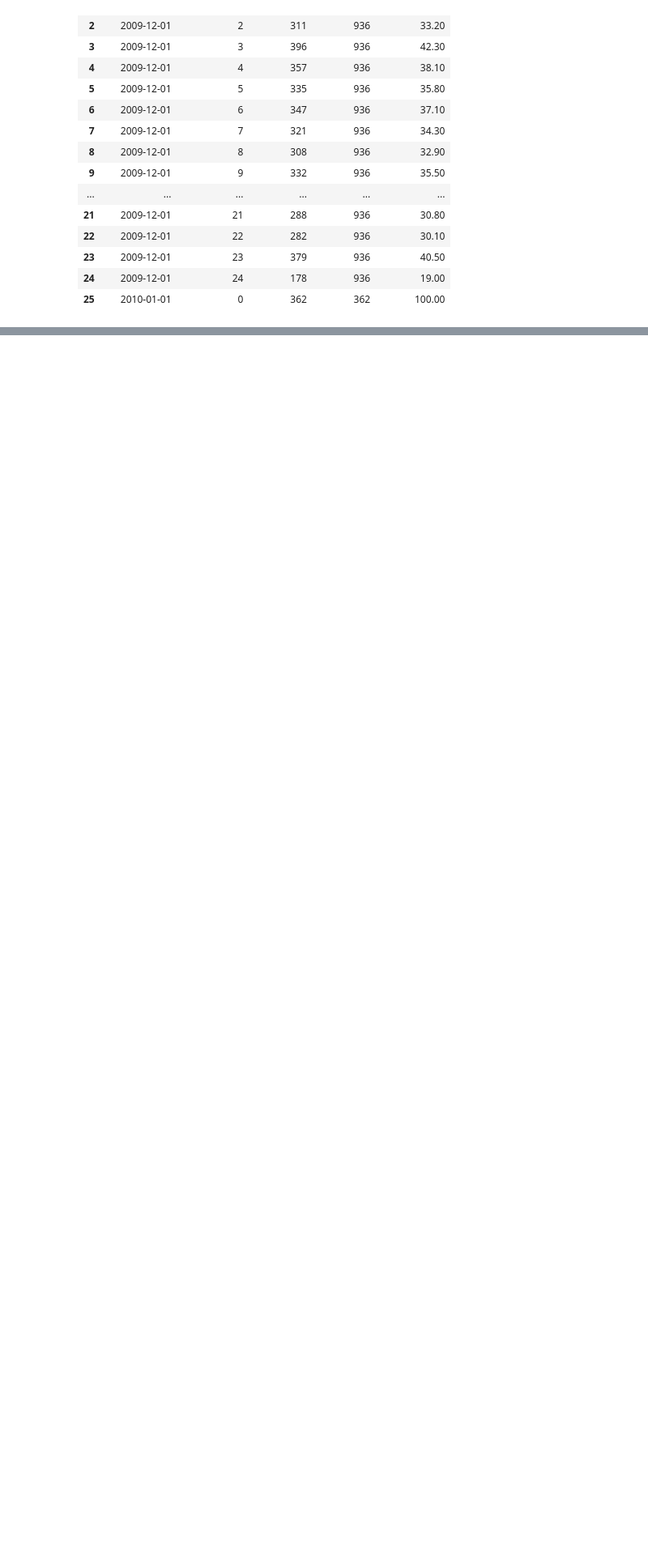
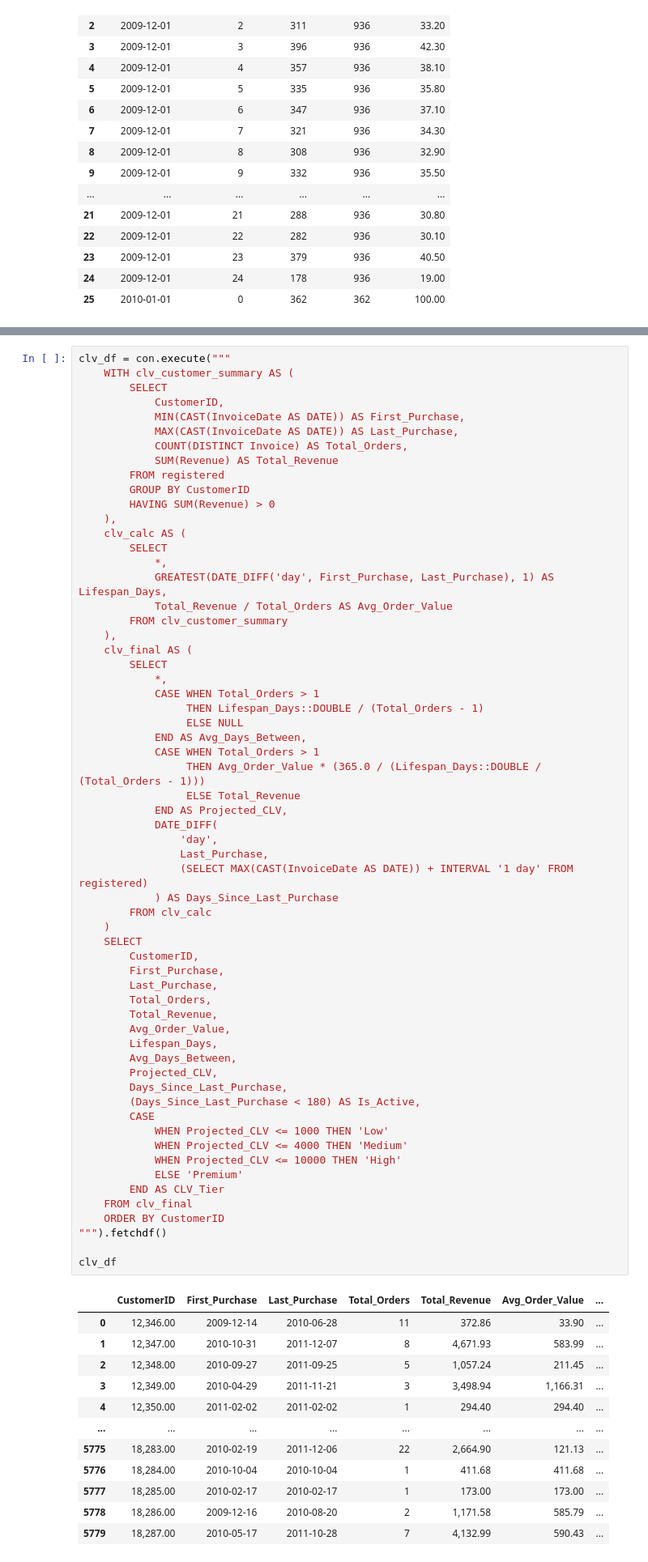
Before and after one commit to Hahm7/online_retail_analysis, a Jupyter notebook: notebooks/analysis.ipynb, the cells around one changed output, grey strips where cells are left out. Shown at 81% size. Drawn from its saved outputs; the diff is of its cells as text; blank space fills up the shorter version.

```diff
--- a/notebooks/analysis.ipynb
+++ b/notebooks/analysis.ipynb
@@ -675,0 +751,74 @@ con.execute("""
+# %%
+clv_df = con.execute("""
+    WITH clv_customer_summary AS (
+        SELECT
+            CustomerID,
+            MIN(CAST(InvoiceDate AS DATE)) AS First_Purchase,
+            MAX(CAST(InvoiceDate AS DATE)) AS Last_Purchase,
+            COUNT(DISTINCT Invoice) AS Total_Orders,
+            SUM(Revenue) AS Total_Revenue
+        FROM registered
+        GROUP BY CustomerID
+        HAVING SUM(Revenue) > 0
+    ),
+    clv_calc AS (
+        SELECT
+            *,
+            GREATEST(DATE_DIFF('day', First_Purchase, Last_Purchase), 1) AS Lifespan_Days,
+            Total_Revenue / Total_Orders AS Avg_Order_Value
+        FROM clv_customer_summary
+    ),
+    clv_final AS (
+        SELECT
+            *,
+            CASE WHEN Total_Orders > 1
+                 THEN Lifespan_Days::DOUBLE / (Total_Orders - 1)
+                 ELSE NULL
+            END AS Avg_Days_Between,
+            CASE WHEN Total_Orders > 1
+                 THEN Avg_Order_Value * (365.0 / (Lifespan_Days::DOUBLE / (Total_Orders - 1)))
+                 ELSE Total_Revenue
+            END AS Projected_CLV,
+            DATE_DIFF(
+                'day',
+                Last_Purchase,
+                (SELECT MAX(CAST(InvoiceDate AS DATE)) + INTERVAL '1 day' FROM registered)
+            ) AS Days_Since_Last_Purchase
+        FROM clv_calc
+    )
+    SELECT
+        CustomerID,
+        First_Purchase,
+        Last_Purchase,
+        Total_Orders,
+        Total_Revenue,
+        Avg_Order_Value,
+        Lifespan_Days,
+        Avg_Days_Between,
+        Projected_CLV,
+        Days_Since_Last_Purchase,
+        (Days_Since_Last_Purchase < 180) AS Is_Active,
+        CASE
+            WHEN Projected_CLV <= 1000 THEN 'Low'
+            WHEN Projected_CLV <= 4000 THEN 'Medium'
+            WHEN Projected_CLV <= 10000 THEN 'High'
+            ELSE 'Premium'
+        END AS CLV_Tier
+    FROM clv_final
+    ORDER BY CustomerID
+""").fetchdf()
+
+clv_df
+# %% [output]
+|  | CustomerID | First_Purchase | Last_Purchase | Total_Orders | Total_Revenue | Avg_Order_Value | ... |
+| 0 | 12,346.00 | 2009-12-14 | 2010-06-28 | 11 | 372.86 | 33.90 | ... |
+| 1 | 12,347.00 | 2010-10-31 | 2011-12-07 | 8 | 4,671.93 | 583.99 | ... |
+| 2 | 12,348.00 | 2010-09-27 | 2011-09-25 | 5 | 1,057.24 | 211.45 | ... |
+| 3 | 12,349.00 | 2010-04-29 | 2011-11-21 | 3 | 3,498.94 | 1,166.31 | ... |
+| 4 | 12,350.00 | 2011-02-02 | 2011-02-02 | 1 | 294.40 | 294.40 | ... |
+| ... | ... | ... | ... | ... | ... | ... | ... |
+| 5775 | 18,283.00 | 2010-02-19 | 2011-12-06 | 22 | 2,664.90 | 121.13 | ... |
+| 5776 | 18,284.00 | 2010-10-04 | 2010-10-04 | 1 | 411.68 | 411.68 | ... |
+| 5777 | 18,285.00 | 2010-02-17 | 2010-02-17 | 1 | 173.00 | 173.00 | ... |
+| 5778 | 18,286.00 | 2009-12-16 | 2010-08-20 | 2 | 1,171.58 | 585.79 | ... |
+| 5779 | 18,287.00 | 2010-05-17 | 2011-10-28 | 7 | 4,132.99 | 590.43 | ... |
```
Also changed, not shown: parts of 6 cells of this notebook, 1 other file.
